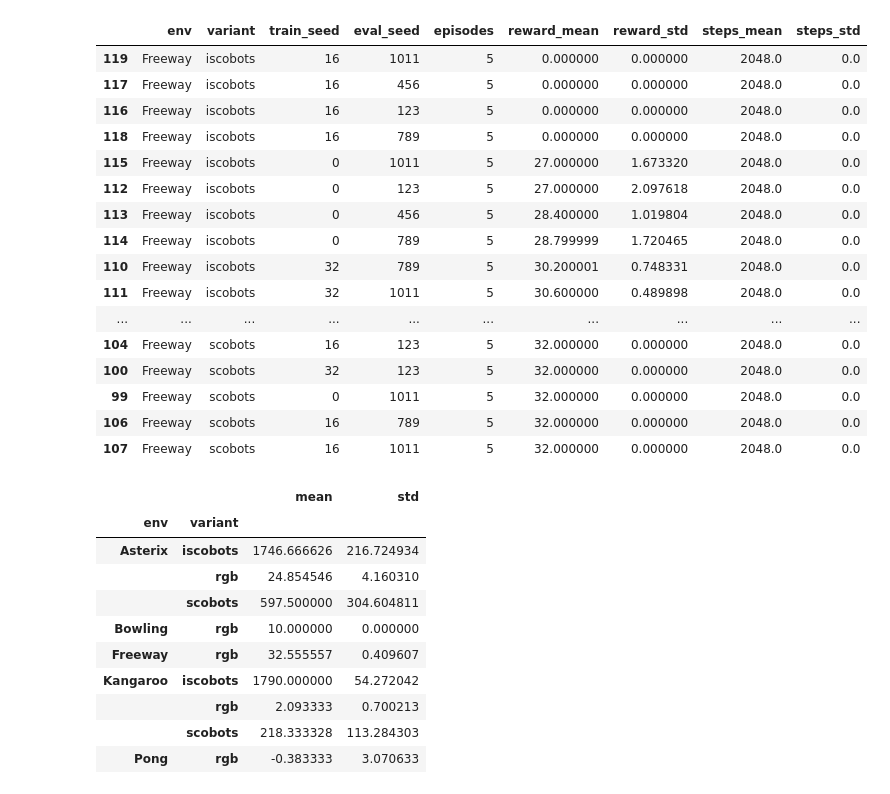
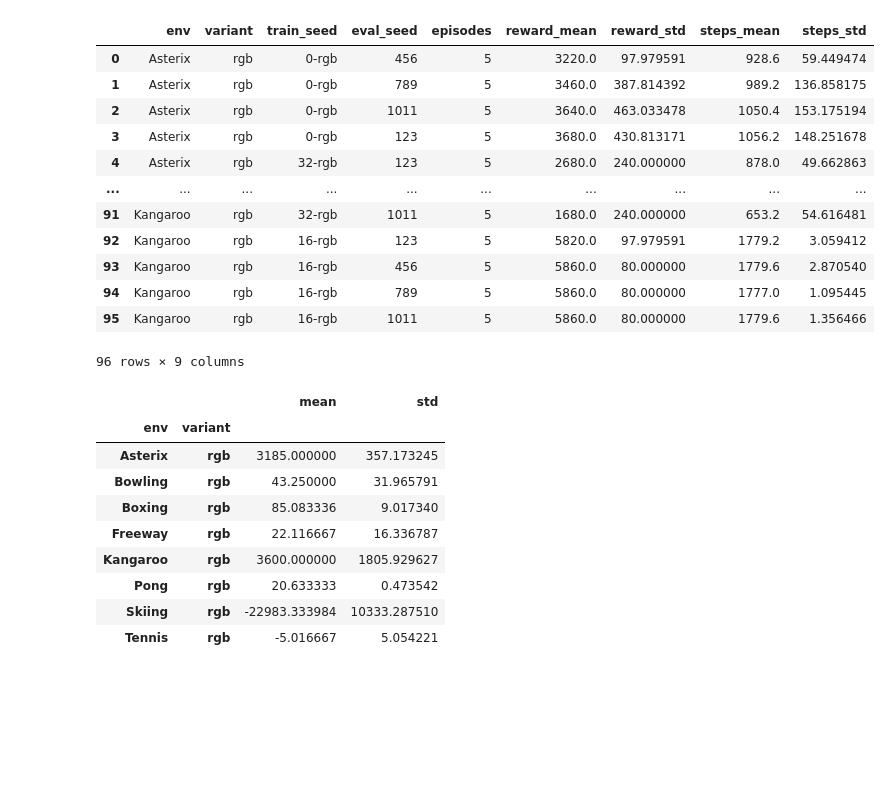
Before and after one commit to k4ntz/SCoBots, a Jupyter notebook: baselines/aggregate.ipynb, the cells around one changed output. Drawn from its saved outputs; the diff is of its cells as text; code cells hidden in the pictures; blank space fills up the shorter version.

```diff
--- a/baselines/aggregate.ipynb
+++ b/baselines/aggregate.ipynb
@@ -1,28 +1,25 @@
 # %%
 import pandas as pd
 
-df = pd.read_pickle("eval_results.pkl")
-df[df["env"] == "Freeway"].sort_values(by=["reward_mean"])
+df = pd.read_pickle("rgb_eval_results.pkl")
+#df[df["env"] == "Freeway"].sort_values(by=["reward_mean"])
+df
 #df = df.drop(df[(df.score < 50) & (df.score > 20)].index)
 #df[df["env"] == "Pong"]
 # %% [output]
 |  | env | variant | train_seed | eval_seed | episodes | reward_mean | reward_std | steps_mean | steps_std |
-| 119 | Freeway | iscobots | 16 | 1011 | 5 | 0.000000 | 0.000000 | 2048.0 | 0.0 |
-| 117 | Freeway | iscobots | 16 | 456 | 5 | 0.000000 | 0.000000 | 2048.0 | 0.0 |
-| 116 | Freeway | iscobots | 16 | 123 | 5 | 0.000000 | 0.000000 | 2048.0 | 0.0 |
-| 118 | Freeway | iscobots | 16 | 789 | 5 | 0.000000 | 0.000000 | 2048.0 | 0.0 |
-| 115 | Freeway | iscobots | 0 | 1011 | 5 | 27.000000 | 1.673320 | 2048.0 | 0.0 |
-| 112 | Freeway | iscobots | 0 | 123 | 5 | 27.000000 | 2.097618 | 2048.0 | 0.0 |
-| 113 | Freeway | iscobots | 0 | 456 | 5 | 28.400000 | 1.019804 | 2048.0 | 0.0 |
-| 114 | Freeway | iscobots | 0 | 789 | 5 | 28.799999 | 1.720465 | 2048.0 | 0.0 |
-| 110 | Freeway | iscobots | 32 | 789 | 5 | 30.200001 | 0.748331 | 2048.0 | 0.0 |
-| 111 | Freeway | iscobots | 32 | 1011 | 5 | 30.600000 | 0.489898 | 2048.0 | 0.0 |
+| 0 | Asterix | rgb | 0-rgb | 456 | 5 | 3220.0 | 97.979591 | 928.6 | 59.449474 |
+| 1 | Asterix | rgb | 0-rgb | 789 | 5 | 3460.0 | 387.814392 | 989.2 | 136.858175 |
+| 2 | Asterix | rgb | 0-rgb | 1011 | 5 | 3640.0 | 463.033478 | 1050.4 | 153.175194 |
+| 3 | Asterix | rgb | 0-rgb | 123 | 5 | 3680.0 | 430.813171 | 1056.2 | 148.251678 |
+| 4 | Asterix | rgb | 32-rgb | 123 | 5 | 2680.0 | 240.000000 | 878.0 | 49.662863 |
 | ... | ... | ... | ... | ... | ... | ... | ... | ... | ... |
-| 104 | Freeway | scobots | 16 | 123 | 5 | 32.000000 | 0.000000 | 2048.0 | 0.0 |
-| 100 | Freeway | scobots | 32 | 123 | 5 | 32.000000 | 0.000000 | 2048.0 | 0.0 |
-| 99 | Freeway | scobots | 0 | 1011 | 5 | 32.000000 | 0.000000 | 2048.0 | 0.0 |
-| 106 | Freeway | scobots | 16 | 789 | 5 | 32.000000 | 0.000000 | 2048.0 | 0.0 |
-| 107 | Freeway | scobots | 16 | 1011 | 5 | 32.000000 | 0.000000 | 2048.0 | 0.0 |
+| 91 | Kangaroo | rgb | 32-rgb | 1011 | 5 | 1680.0 | 240.000000 | 653.2 | 54.616481 |
+| 92 | Kangaroo | rgb | 16-rgb | 123 | 5 | 5820.0 | 97.979591 | 1779.2 | 3.059412 |
+| 93 | Kangaroo | rgb | 16-rgb | 456 | 5 | 5860.0 | 80.000000 | 1779.6 | 2.870540 |
+| 94 | Kangaroo | rgb | 16-rgb | 789 | 5 | 5860.0 | 80.000000 | 1777.0 | 1.095445 |
+| 95 | Kangaroo | rgb | 16-rgb | 1011 | 5 | 5860.0 | 80.000000 | 1779.6 | 1.356466 |
+96 rows × 9 columns
 # %%
 grouped = df.groupby(["env", "variant"])
 
@@ -30,12 +27,11 @@ grouped["reward_mean"].agg(["mean", "std"])
 # %% [output]
 |  |  | mean | std |
 | env | variant |  |  |
-| Asterix | iscobots | 1746.666626 | 216.724934 |
-|  | rgb | 24.854546 | 4.160310 |
-|  | scobots | 597.500000 | 304.604811 |
-| Bowling | rgb | 10.000000 | 0.000000 |
-| Freeway | rgb | 32.555557 | 0.409607 |
-| Kangaroo | iscobots | 1790.000000 | 54.272042 |
-|  | rgb | 2.093333 | 0.700213 |
-|  | scobots | 218.333328 | 113.284303 |
-| Pong | rgb | -0.383333 | 3.070633 |
+| Asterix | rgb | 3185.000000 | 357.173245 |
+| Bowling | rgb | 43.250000 | 31.965791 |
+| Boxing | rgb | 85.083336 | 9.017340 |
+| Freeway | rgb | 22.116667 | 16.336787 |
+| Kangaroo | rgb | 3600.000000 | 1805.929627 |
+| Pong | rgb | 20.633333 | 0.473542 |
+| Skiing | rgb | -22983.333984 | 10333.287510 |
+| Tennis | rgb | -5.016667 | 5.054221 |
```
Also changed, not shown: 6 other files.
